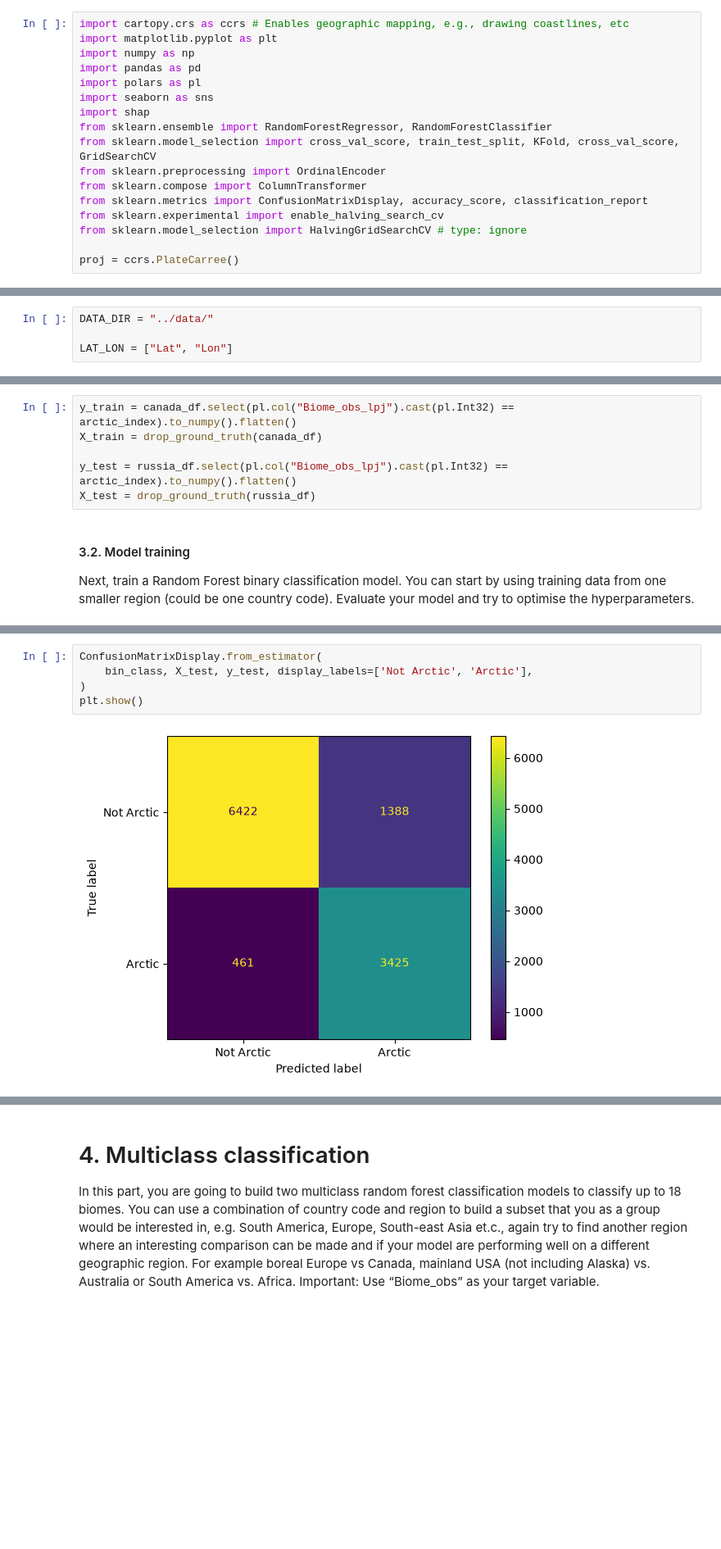
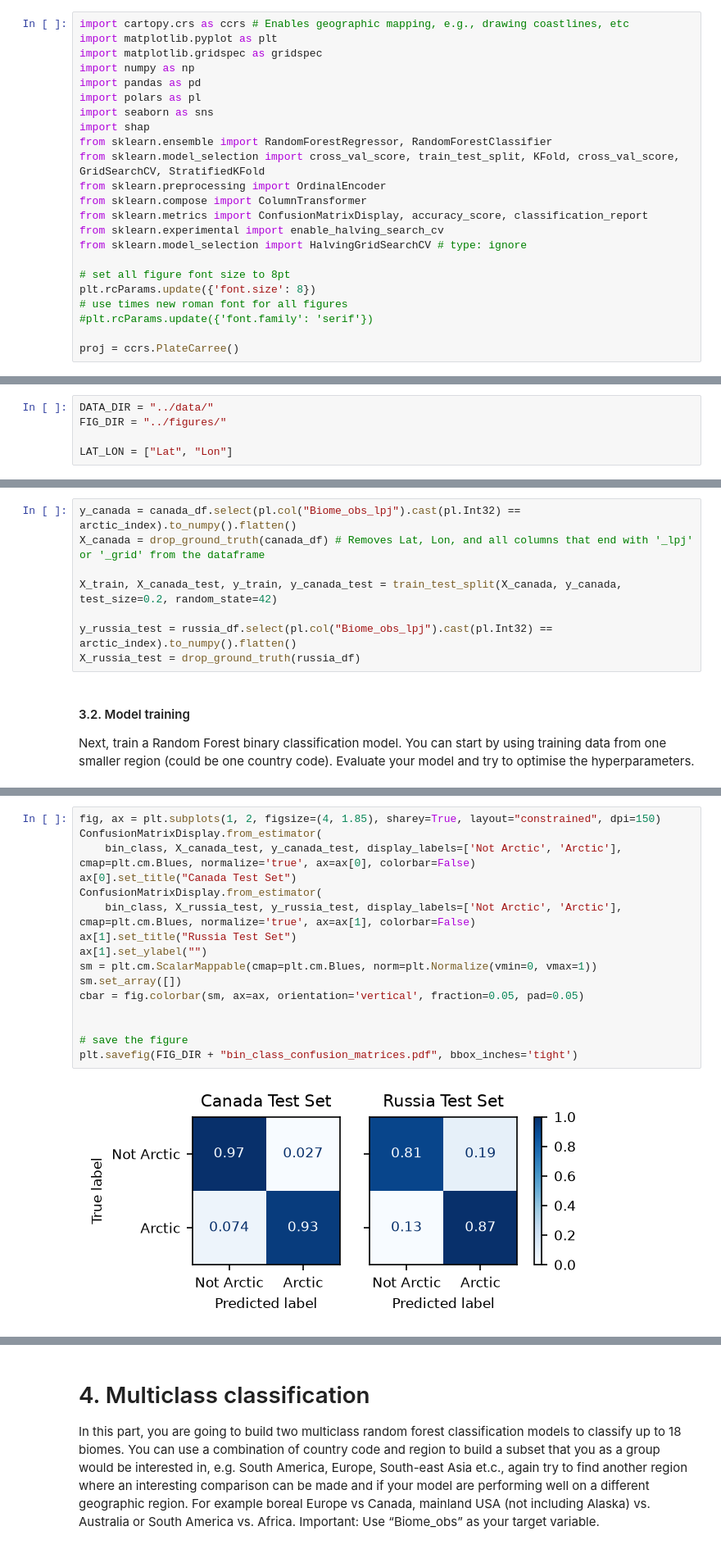
Before and after one commit to AndreaRaaschou/BERN01, a Jupyter notebook: biome_project/Hugo/main.ipynb, the cells around one changed output, grey strips where cells are left out. Shown at 82% size. Cells and saved outputs as stored; diff of their text form; blank space fills up the shorter version.

Commit message:
Add train/test-split for task 3 and make nicer plots

```diff
--- a/biome_project/Hugo/main.ipynb
+++ b/biome_project/Hugo/main.ipynb
@@ -3,24 +3,31 @@
 # %%
 import cartopy.crs as ccrs # Enables geographic mapping, e.g., drawing coastlines, etc
 import matplotlib.pyplot as plt
+import matplotlib.gridspec as gridspec
 import numpy as np
 import pandas as pd
 import polars as pl
 import seaborn as sns
 import shap
 from sklearn.ensemble import RandomForestRegressor, RandomForestClassifier
-from sklearn.model_selection import cross_val_score, train_test_split, KFold, cross_val_score, GridSearchCV
+from sklearn.model_selection import cross_val_score, train_test_split, KFold, cross_val_score, GridSearchCV, StratifiedKFold
 from sklearn.preprocessing import OrdinalEncoder
 from sklearn.compose import ColumnTransformer
 from sklearn.metrics import ConfusionMatrixDisplay, accuracy_score, classification_report
 from sklearn.experimental import enable_halving_search_cv
 from sklearn.model_selection import HalvingGridSearchCV # type: ignore
 
+# set all figure font size to 8pt
+plt.rcParams.update({'font.size': 8})
+# use times new roman font for all figures
+#plt.rcParams.update({'font.family': 'serif'})
+
 proj = ccrs.PlateCarree()
 # %% [markdown]
 # 1. Data
 # %%
 DATA_DIR = "../data/"
+FIG_DIR = "../figures/"
 
 LAT_LON = ["Lat", "Lon"]
 # %%
@@ -186,11 +197,13 @@ how you split your data and what fits your purpose. Ways to split your data coul
 through climate, zone, biome, countries or continents. Are all the biomes represented in
 both your train and test data? Are the frequency of biome classes representative?
 # %%
-y_train = canada_df.select(pl.col("Biome_obs_lpj").cast(pl.Int32) == arctic_index).to_numpy().flatten()
-X_train = drop_ground_truth(canada_df)
+y_canada = canada_df.select(pl.col("Biome_obs_lpj").cast(pl.Int32) == arctic_index).to_numpy().flatten()
+X_canada = drop_ground_truth(canada_df) # Removes Lat, Lon, and all columns that end with '_lpj' or '_grid' from the dataframe
 
-y_test = russia_df.select(pl.col("Biome_obs_lpj").cast(pl.Int32) == arctic_index).to_numpy().flatten()
-X_test = drop_ground_truth(russia_df)
+X_train, X_canada_test, y_train, y_canada_test = train_test_split(X_canada, y_canada, test_size=0.2, random_state=42)
+
+y_russia_test = russia_df.select(pl.col("Biome_obs_lpj").cast(pl.Int32) == arctic_index).to_numpy().flatten()
+X_russia_test = drop_ground_truth(russia_df)
 # %% [markdown]
 #### 3.2. Model training
 Next, train a Random Forest binary classification model. You can start by using training
@@ -233,9 +266,20 @@ weighted avg       0.86      0.84      0.85     11696
 # %%
+fig, ax = plt.subplots(1, 2, figsize=(4, 1.85), sharey=True, layout="constrained", dpi=150)
 ConfusionMatrixDisplay.from_estimator(
-    bin_class, X_test, y_test, display_labels=['Not Arctic', 'Arctic'],
-)
-plt.show()
+    bin_class, X_canada_test, y_canada_test, display_labels=['Not Arctic', 'Arctic'], cmap=plt.cm.Blues, normalize='true', ax=ax[0], colorbar=False)
+ax[0].set_title("Canada Test Set")
+ConfusionMatrixDisplay.from_estimator(
+    bin_class, X_russia_test, y_russia_test, display_labels=['Not Arctic', 'Arctic'], cmap=plt.cm.Blues, normalize='true', ax=ax[1], colorbar=False)
+ax[1].set_title("Russia Test Set")
+ax[1].set_ylabel("")
+sm = plt.cm.ScalarMappable(cmap=plt.cm.Blues, norm=plt.Normalize(vmin=0, vmax=1))
+sm.set_array([])
+cbar = fig.colorbar(sm, ax=ax, orientation='vertical', fraction=0.05, pad=0.05)
+
+
+# save the figure
+plt.savefig(FIG_DIR + "bin_class_confusion_matrices.pdf", bbox_inches='tight')
 # %% [output]
-[figure, old version]
+[figure, new version]
 # %% [markdown]
 #### 3.4. Feature importance and model interpretation
```
Also changed, not shown: parts of 73 cells of this notebook.
